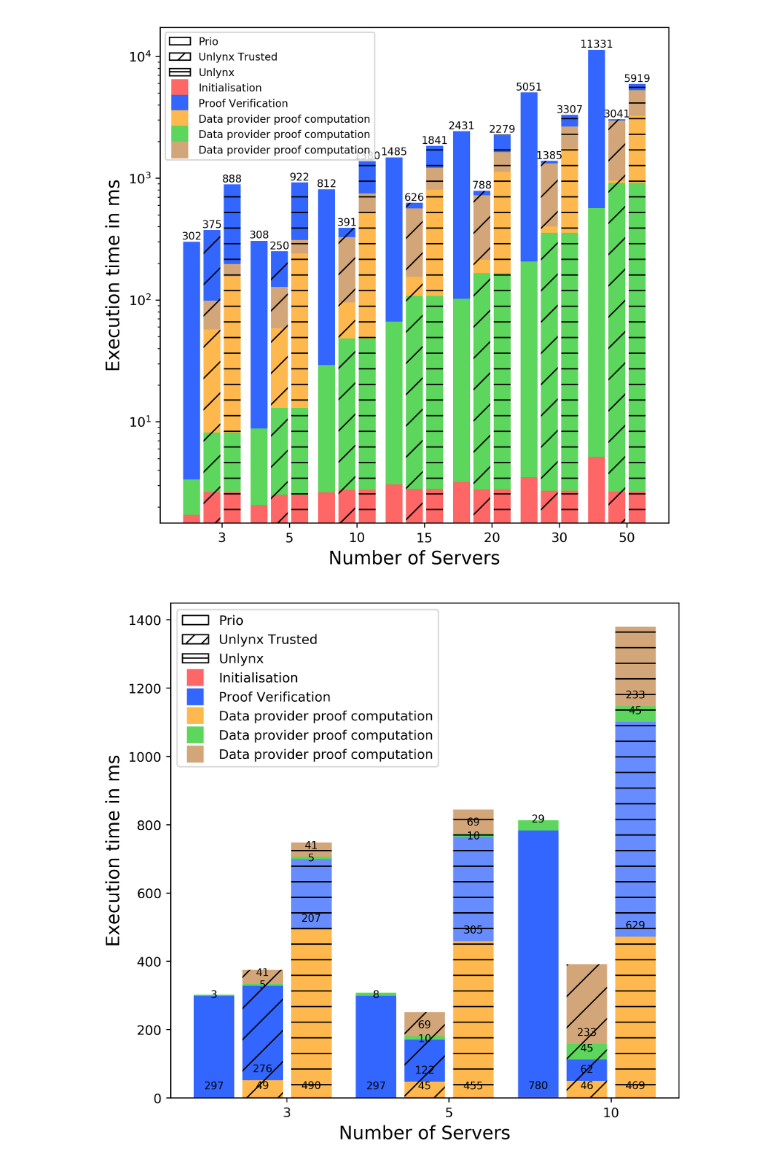
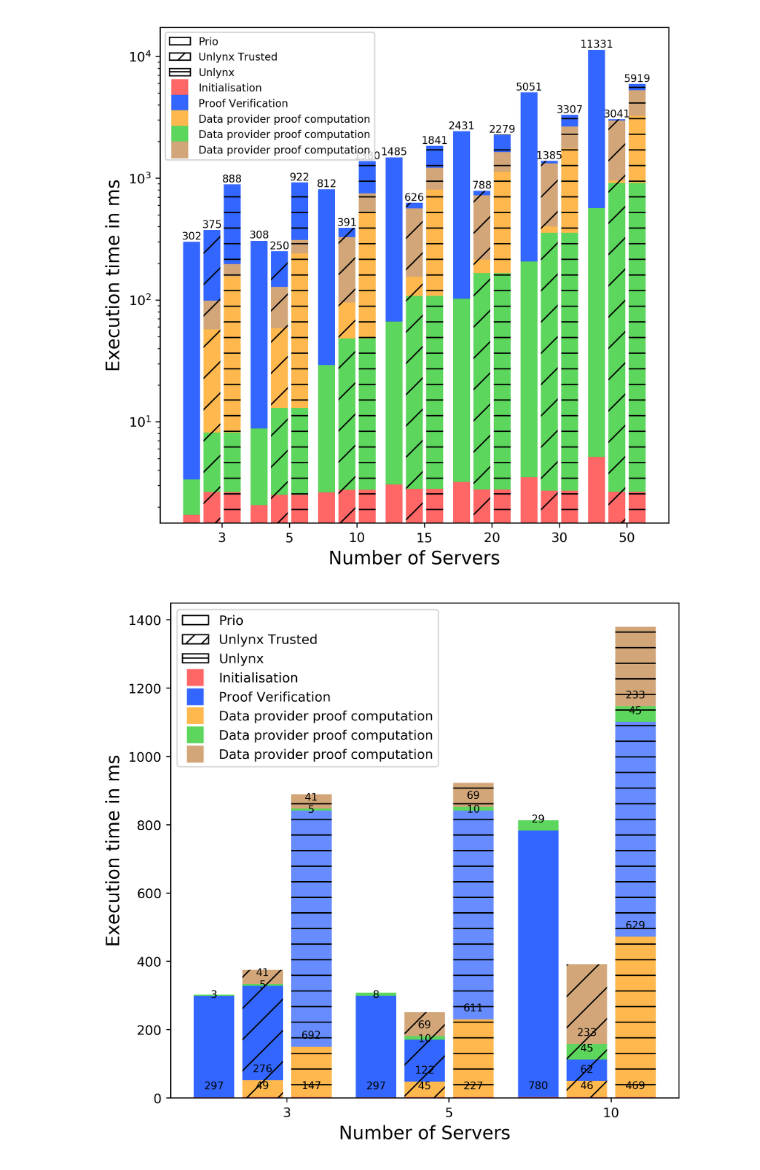
Before and after one commit to maxpr/MasterProjectDocuments, a Jupyter notebook: FinalPlotting/Untitled.ipynb, the cells around one changed output. Cells and saved outputs as stored; diff of their text form; code cells hidden in the pictures.

```diff
--- a/FinalPlotting/Untitled.ipynb
+++ b/FinalPlotting/Untitled.ipynb
@@ -1260,7 +1260,7 @@ plt.savefig('ComparisonServer.png')
 plt.figure(figsize=(7,7), dpi=400)
 ratio = np.ceil(np.array([10,10,10,10,10,10,10])/np.array(yy))
 xxvall = np.multiply(xxv,ratio)
-groups = [[xxi[:3],xxp[:3],xx[:3]],[xxsi[:3],xxdp[:3],xxvall[:3],xxa[:3],xxs[:3]],[xxsi[:3],np.multiply(xxdp[:3],10),np.multiply(xxv[:3],[3,5,10]),xxa[:3],xxs[:3]]]
+groups = [[xxi[:3],xxp[:3],xx[:3]],[xxsi[:3],xxdp[:3],xxvall[:3],xxa[:3],xxs[:3]],[xxsi[:3],np.multiply(xxdp[:3],[3,5,10]),np.multiply(xxv[:3],10),xxa[:3],xxs[:3]]]
 group_labels = [3,5,10]
 num_items = len(group_labels)
 # This needs to be a numpy range for xdata calculations
@@ -1336,31 +1336,31 @@ for num, vals in enumerate(groups):
         Unlynx =  patches.Rectangle(
         (1, 1), 1, 1,
         hatch='---', fill=False,label='Unlynx')
 
 
         init = mlines.Line2D([], [], color=colour_classes[1],marker='s', linestyle='None',
                           markersize=12, label='Initialisation')
         verif = mlines.Line2D([], [], color=colour_verif[1], marker='s', linestyle='None',
                           markersize=12, label='Proof Verification')
         dp = mlines.Line2D([], [], color=colour_dp[0], marker='s', linestyle='None',
                           markersize=12, label='Data provider proof computation')
         switch = mlines.Line2D([], [], color=colour_sw[0], marker='s', linestyle='None',
                           markersize=12, label='Data provider proof computation')
         agg = mlines.Line2D([], [], color=colour_agg[1], marker='s', linestyle='None',
                           markersize=12, label='Data provider proof computation')
 
         plt.legend(handles=[prio,unlynxTrus,Unlynx,init,verif,dp,agg,switch])
 
         plt.xlabel('Number of Servers',fontsize=14)
         plt.ylabel('Execution time in ms',fontsize=14)
         #plt.title('Comparison of Prio, Unlynx Trusted and Unlynx Anytrust execution time in function of the number of Data providers')
 
 # You should no longer need to manually set the plot limit since everything
 # is scaled to one.
 # Also the ticks should be much simpler now that each group of bars extends from
 # 0.0 to 1.0, 1.0 to 2.0, and so forth and, thus, are centered at 0.5, 1.5, etc.
 s.set_xticks(ind+0.5)
 s.set_xticklabels(group_labels)
 plt.savefig('ComparisonlinearServer')
 # %% [output]
-[figure, old version]
+[figure, new version]
```
Also changed, not shown: 8 other files.
